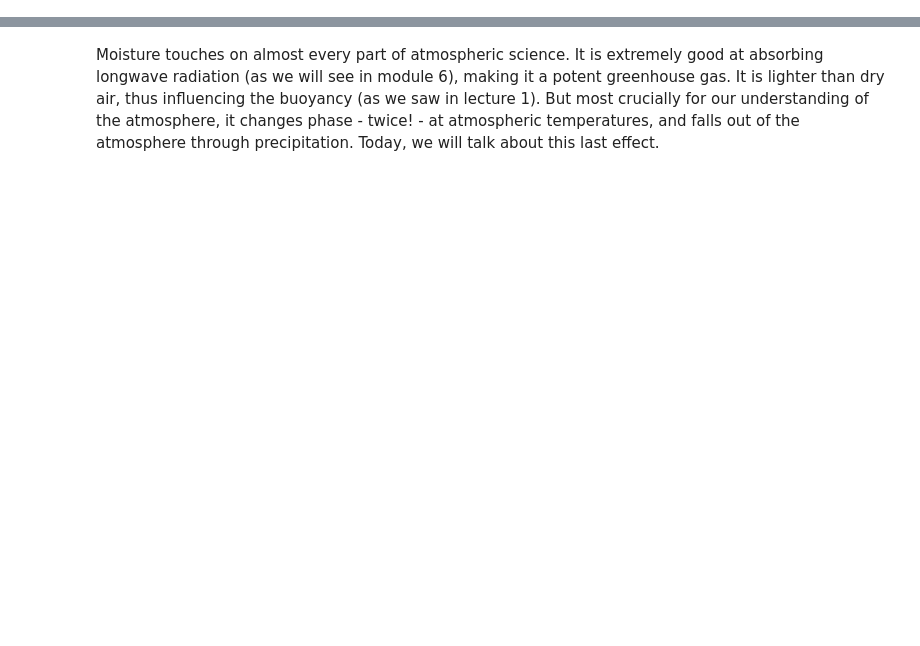
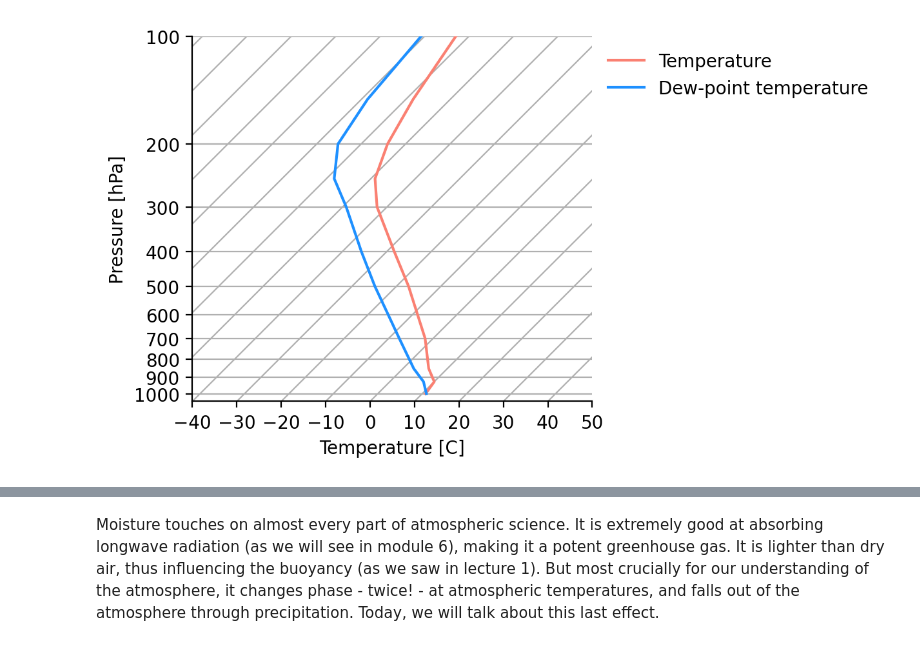
Before and after one commit to martinjanssens/metclim, a Jupyter notebook: metclim-jupyter-book/3. Thermodynamics (ii).ipynb, the cells around one changed output, grey strips where cells are left out. Saved outputs shown, nothing was run; the diff lists cells and outputs as text; code cells hidden in the pictures; blank space fills up the shorter version.

```diff
--- a/metclim-jupyter-book/3. Thermodynamics (ii).ipynb
+++ b/metclim-jupyter-book/3. Thermodynamics (ii).ipynb
@@ -114,0 +164,38 @@ Because $U_v<U_l$, condensating water vapour into liquid ($-dq_v$) represents in
+# %%
+import xarray as xr
+import pandas as pd
+from metpy.plots import SkewT
+
+ds_temp = xr.open_dataset('data/ptmean.nc')
+
+# Load vapour pressure (water vapour content)
+df = pd.read_csv(r"data/vapr_00z-mly.txt", sep=r'\s+', header=None).rename(columns={3: "pres", 4: "pvap"})
+df_vap = df[["pres", "pvap"]].groupby(["pres"]).mean().loc[3:1000]
+
+# It is stored in 0.1 Pa, so need to multiply by 10 to convert to Pa
+df_vap['pvap'] = df_vap['pvap'] / 10
+
+# Add to dataset
+ds_vap = df_vap.to_xarray()
+ds_vap = ds_vap.reindex(pres=list(reversed(ds_vap.pres)))
+ds_ther = xr.merge([ds_temp, ds_vap])
+ds_ther['pvap'] = ds_ther['pvap'].swap_dims({'pres':'hgeo'})
+
+def Tdew(e):
+    return (1/T_trip - Rv/lv_trip*np.log(e/es_trip))**(-1)
+
+# Convert to dew point temperature
+ds_ther['Tdew'] = Tdew(ds_ther['pvap'])
+
+# Plot
+fig = plt.figure()
+skew = SkewT(fig, rotation=45)
+
+skew.plot(ds_temp['pres'], ds_temp['temp']-273.155, label='Temperature', c='salmon')
+# skew.plot(e_s(ds_temp['temp']), ds_temp['temp']-273.15)
+skew.plot(ds_ther['pres'], ds_ther['Tdew']-273.15, label='Dew-point temperature', c='dodgerblue')
+skew.ax.legend(bbox_to_anchor=(1,1), loc='upper left')
+skew.ax.set_xlabel('Temperature [C]')
+_ = skew.ax.set_ylabel('Pressure [hPa]')
+# %% [output]
+[figure, added]
```
Also changed, not shown: parts of 18 cells of this notebook, 6 other files.
